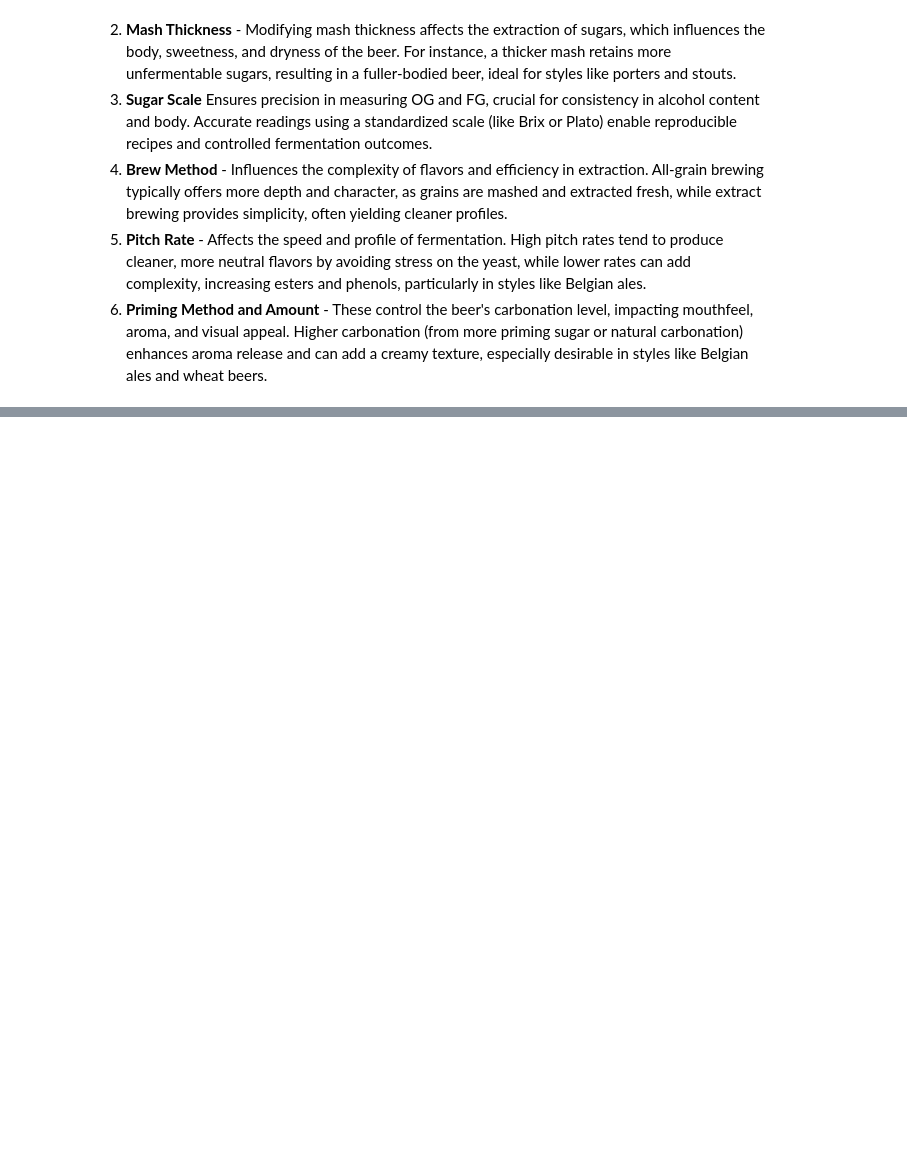
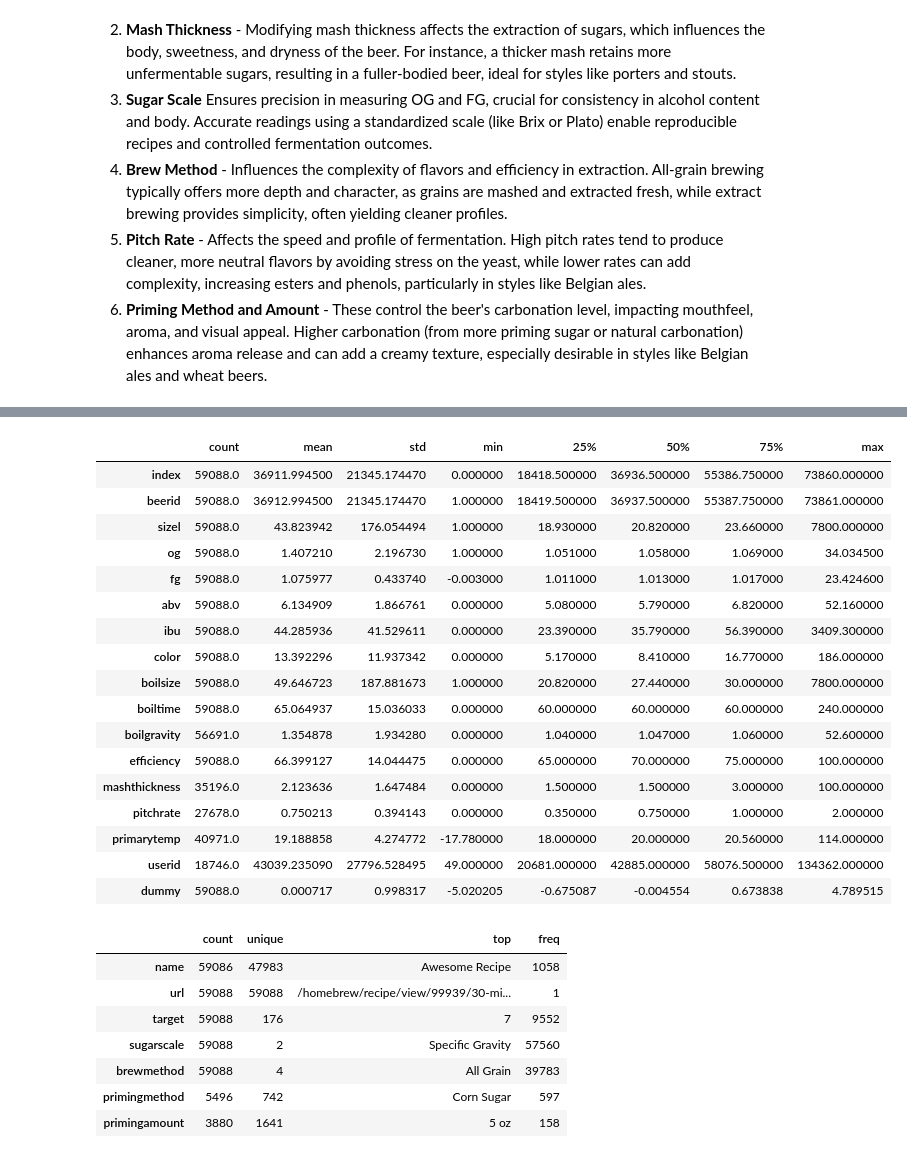
Before and after one commit to a70mico/Final_Project_Data_Science, a Jupyter notebook: src/explore.ipynb, the cells around one changed output, grey strips where cells are left out. Saved outputs shown, nothing was run; the diff lists cells and outputs as text; code cells hidden in the pictures; blank space fills up the shorter version.

```diff
--- a/src/explore.ipynb
+++ b/src/explore.ipynb
@@ -256,0 +297,30 @@ np.int64(596)
+# %%
+display(df_train.describe(include="number").T)
+display(df_train.describe(include="category").T)
+# %% [output]
+|  | count | mean | std | min | 25% | 50% | 75% | max |
+| index | 59088.0 | 36911.994500 | 21345.174470 | 0.000000 | 18418.500000 | 36936.500000 | 55386.750000 | 73860.000000 |
+| beerid | 59088.0 | 36912.994500 | 21345.174470 | 1.000000 | 18419.500000 | 36937.500000 | 55387.750000 | 73861.000000 |
+| sizel | 59088.0 | 43.823942 | 176.054494 | 1.000000 | 18.930000 | 20.820000 | 23.660000 | 7800.000000 |
+| og | 59088.0 | 1.407210 | 2.196730 | 1.000000 | 1.051000 | 1.058000 | 1.069000 | 34.034500 |
+| fg | 59088.0 | 1.075977 | 0.433740 | -0.003000 | 1.011000 | 1.013000 | 1.017000 | 23.424600 |
+| abv | 59088.0 | 6.134909 | 1.866761 | 0.000000 | 5.080000 | 5.790000 | 6.820000 | 52.160000 |
+| ibu | 59088.0 | 44.285936 | 41.529611 | 0.000000 | 23.390000 | 35.790000 | 56.390000 | 3409.300000 |
+| color | 59088.0 | 13.392296 | 11.937342 | 0.000000 | 5.170000 | 8.410000 | 16.770000 | 186.000000 |
+| boilsize | 59088.0 | 49.646723 | 187.881673 | 1.000000 | 20.820000 | 27.440000 | 30.000000 | 7800.000000 |
+| boiltime | 59088.0 | 65.064937 | 15.036033 | 0.000000 | 60.000000 | 60.000000 | 60.000000 | 240.000000 |
+| boilgravity | 56691.0 | 1.354878 | 1.934280 | 0.000000 | 1.040000 | 1.047000 | 1.060000 | 52.600000 |
+| efficiency | 59088.0 | 66.399127 | 14.044475 | 0.000000 | 65.000000 | 70.000000 | 75.000000 | 100.000000 |
+| mashthickness | 35196.0 | 2.123636 | 1.647484 | 0.000000 | 1.500000 | 1.500000 | 3.000000 | 100.000000 |
+| pitchrate | 27678.0 | 0.750213 | 0.394143 | 0.000000 | 0.350000 | 0.750000 | 1.000000 | 2.000000 |
+| primarytemp | 40971.0 | 19.188858 | 4.274772 | -17.780000 | 18.000000 | 20.000000 | 20.560000 | 114.000000 |
+| userid | 18746.0 | 43039.235090 | 27796.528495 | 49.000000 | 20681.000000 | 42885.000000 | 58076.500000 | 134362.000000 |
+| dummy | 59088.0 | 0.000717 | 0.998317 | -5.020205 | -0.675087 | -0.004554 | 0.673838 | 4.789515 |
+|  | count | unique | top | freq |
+| name | 59086 | 47983 | Awesome Recipe | 1058 |
+| url | 59088 | 59088 | /homebrew/recipe/view/99939/30-mi... | 1 |
+| target | 59088 | 176 | 7 | 9552 |
+| sugarscale | 59088 | 2 | Specific Gravity | 57560 |
+| brewmethod | 59088 | 4 | All Grain | 39783 |
+| primingmethod | 5496 | 742 | Corn Sugar | 597 |
+| primingamount | 3880 | 1641 | 5 oz | 158 |
```
Also changed, not shown: parts of 23 cells of this notebook.
